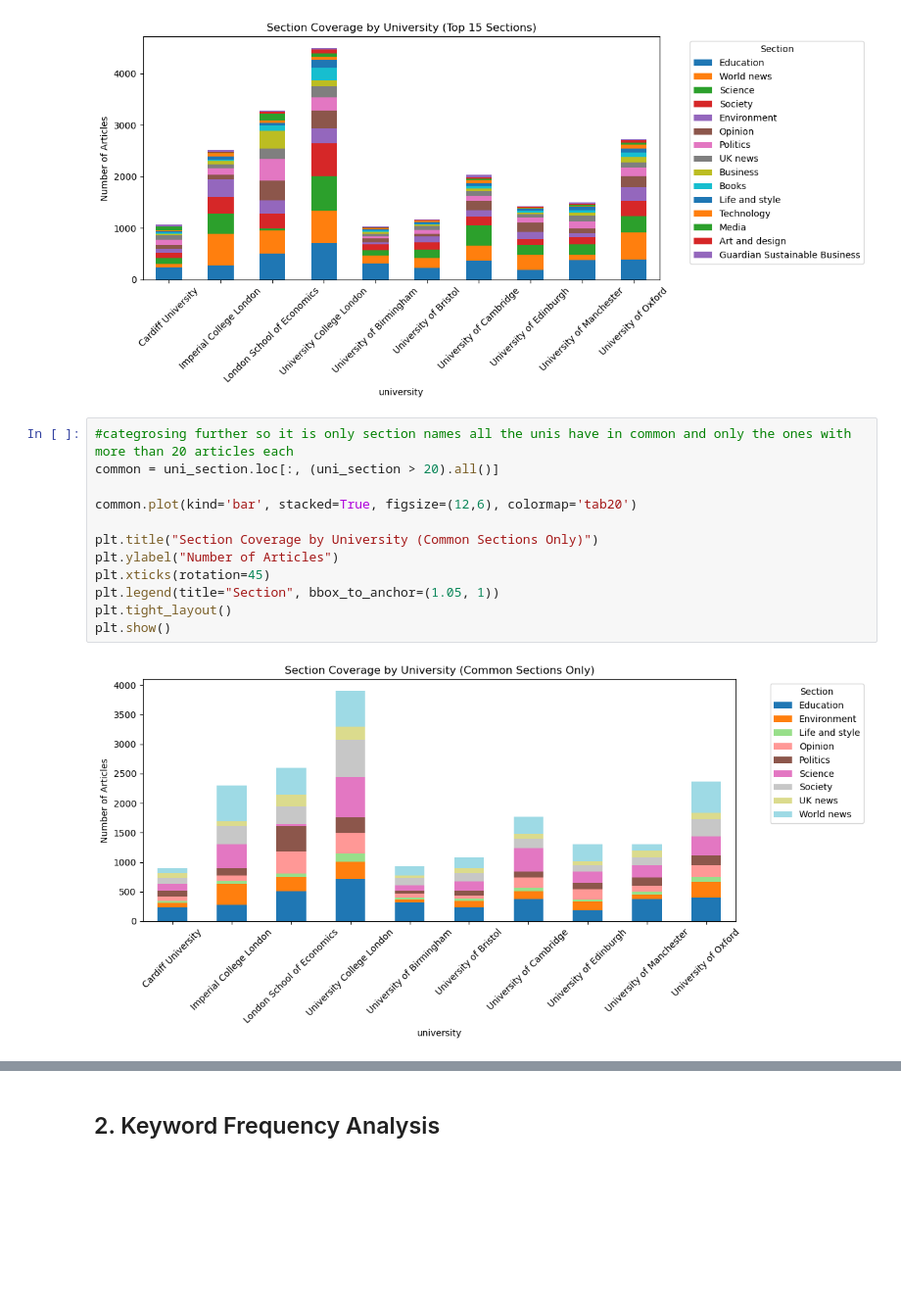
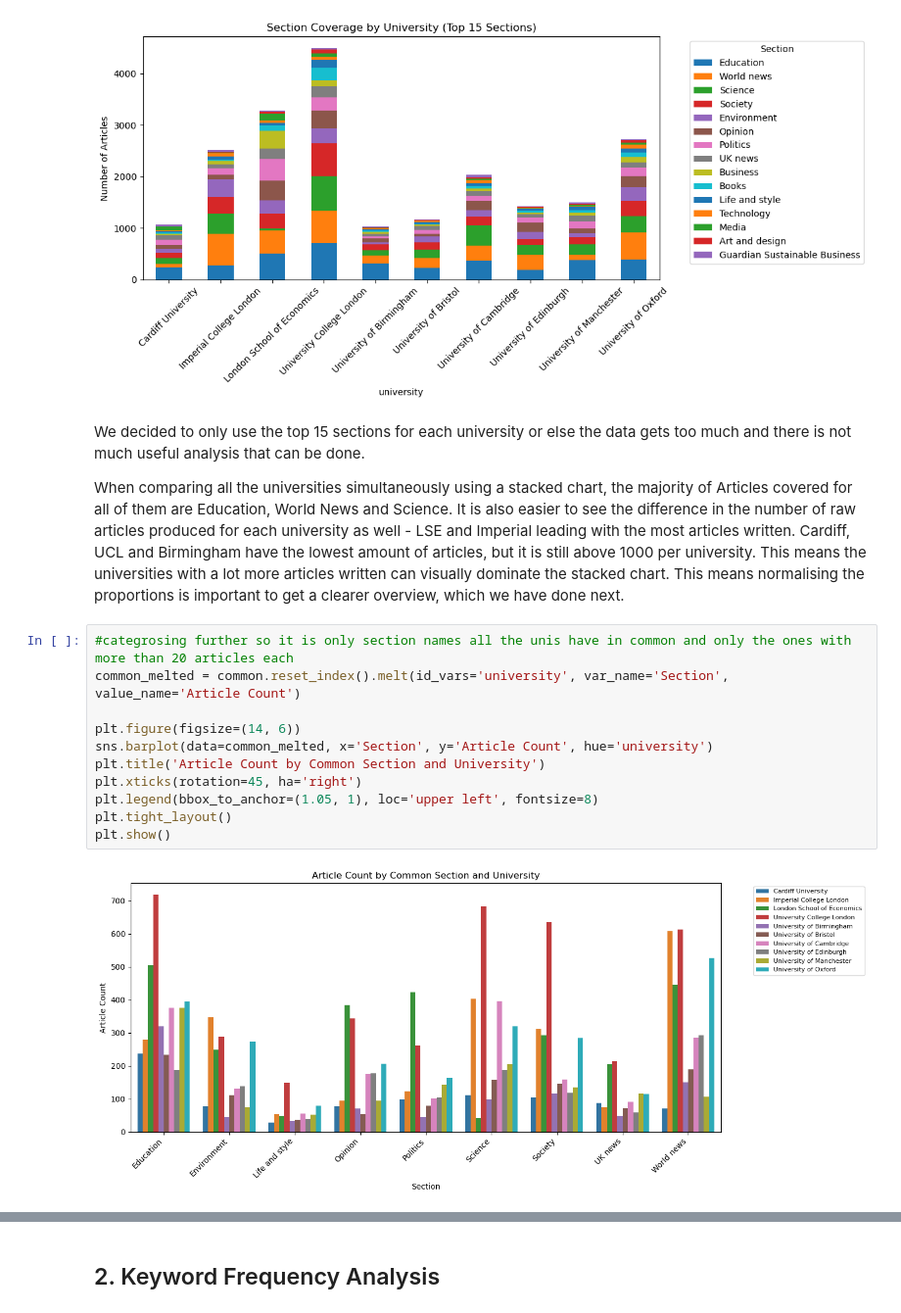
Before and after one commit to ruoxuannn/st115-guardian-project, a Jupyter notebook: shrinithi_themes.ipynb, the cells around one changed output, grey strips where cells are left out. Shown at 98% size. Saved outputs shown, nothing was run; the diff lists cells and outputs as text; blank space fills up the shorter version.

```diff
--- a/shrinithi_themes.ipynb
+++ b/shrinithi_themes.ipynb
@@ -134,17 +109,20 @@ plt.tight_layout()
 plt.show()
 # %% [output]
 [figure]
+# %% [markdown]
+We decided to only use the top 15 sections for each university or else the data gets too much and there is not much useful analysis that can be done.
+
+When comparing all the universities simultaneously using a stacked chart, the majority of Articles covered for all of them are Education, World News and Science. It is also easier to see the difference in the number of raw articles produced for each university as well - LSE and Imperial leading with the most articles written. Cardiff, UCL and Birmingham have the lowest amount of articles, but it is still above 1000 per university. This means the universities with a lot more articles written can visually dominate the stacked chart. This means normalising the proportions is important to get a clearer overview, which we have done next.
 # %%
 #categrosing further so it is only section names all the unis have in common and only the ones with more than 20 articles each
-common = uni_section.loc[:, (uni_section > 20).all()]
+common_melted = common.reset_index().melt(id_vars='university', var_name='Section', value_name='Article Count')
 
-common.plot(kind='bar', stacked=True, figsize=(12,6), colormap='tab20')
-
-plt.title("Section Coverage by University (Common Sections Only)")
-plt.ylabel("Number of Articles")
-plt.xticks(rotation=45)
-plt.legend(title="Section", bbox_to_anchor=(1.05, 1))
+plt.figure(figsize=(14, 6))
+sns.barplot(data=common_melted, x='Section', y='Article Count', hue='university')
+plt.title('Article Count by Common Section and University')
+plt.xticks(rotation=45, ha='right')
+plt.legend(bbox_to_anchor=(1.05, 1), loc='upper left', fontsize=8)
 plt.tight_layout()
 plt.show()
 # %% [output]
-[figure, old version]
+[figure, new version]
```
Also changed, not shown: parts of 14 cells of this notebook.
